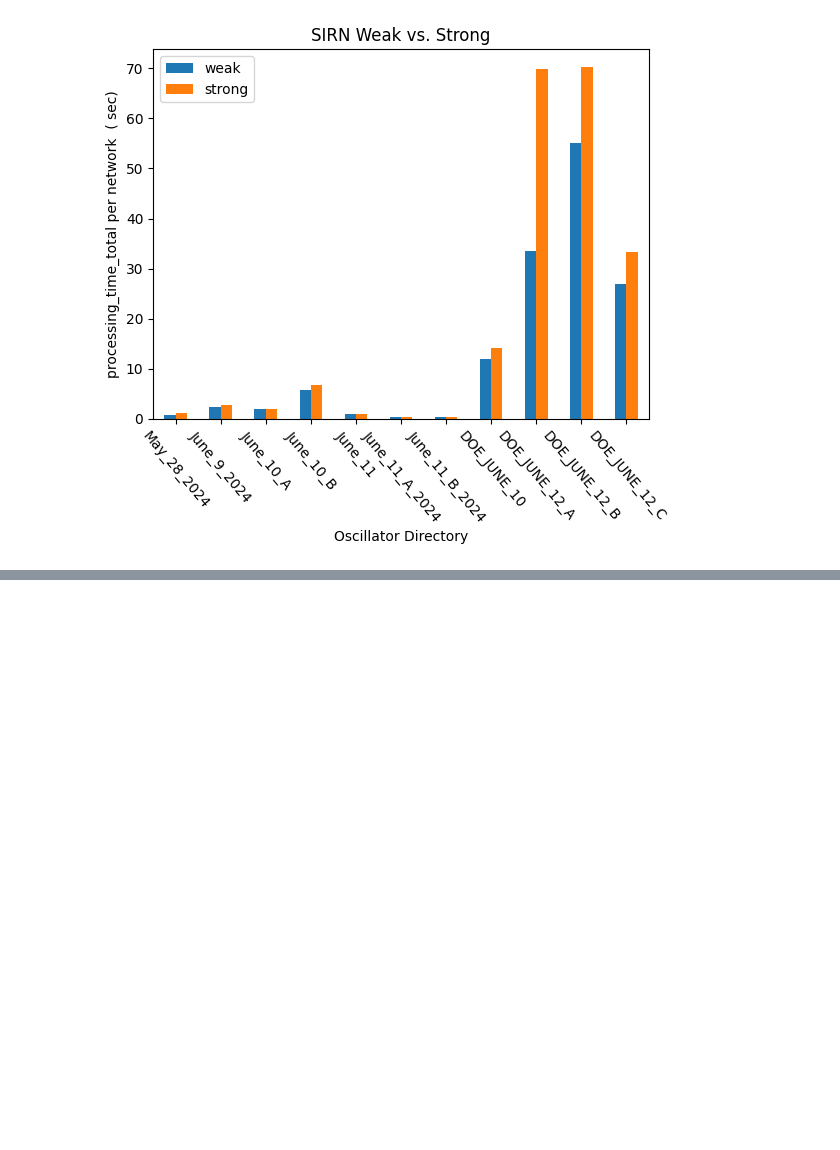
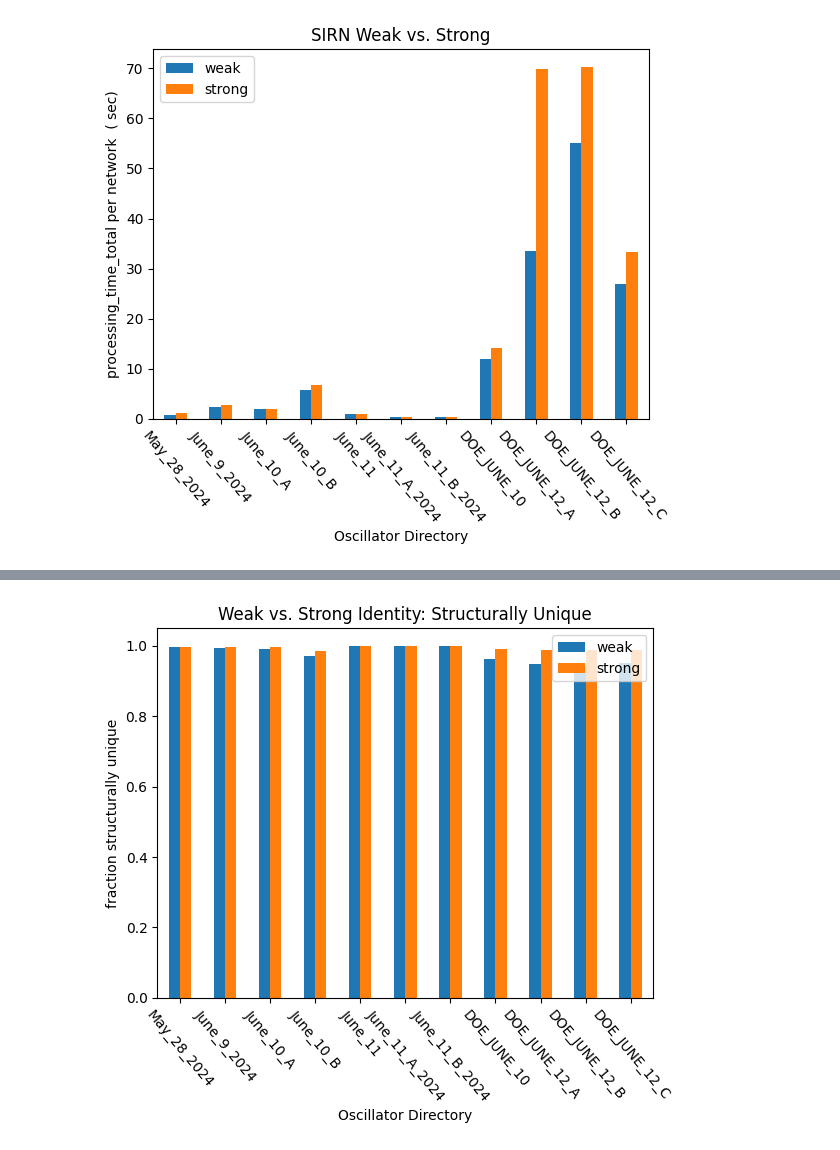
Before and after one commit to ModelEngineering/pySubnetSB, a Jupyter notebook: notebooks/analyze_structure.ipynb, the cells around one changed output, grey strips where cells are left out. Saved outputs shown, nothing was run; the diff lists cells and outputs as text; code cells hidden in the pictures; blank space fills up the shorter version.

```diff
--- a/notebooks/analyze_structure.ipynb
+++ b/notebooks/analyze_structure.ipynb
@@ -128,0 +129,12 @@ _ = SummaryStatistics.plotMetricByConditions("processing_time_total",
+# %%
+_ = SummaryStatistics.plotMetricByConditions("cluster_size_eq1_mean",
+                identity_types = [False, True],
+                max_num_perms = [10000],
+                sirn_types = [True],
+                is_log=False,
+                legends=["weak", "strong"],
+                title="Fraction Structurally Unique",
+                ylabel="fraction structurally unique",
+                )
+# %% [output]
+[figure, added]
```
Also changed, not shown: parts of 8 cells of this notebook, 2 other files.
